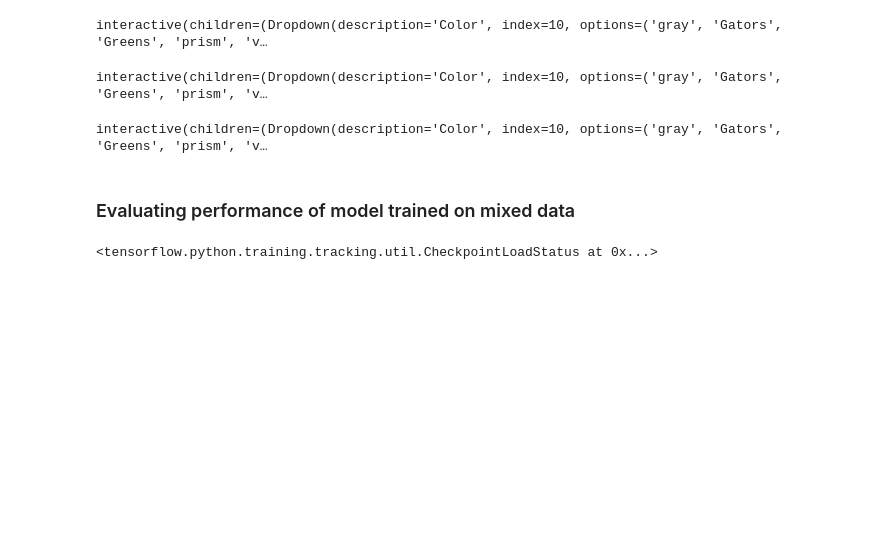
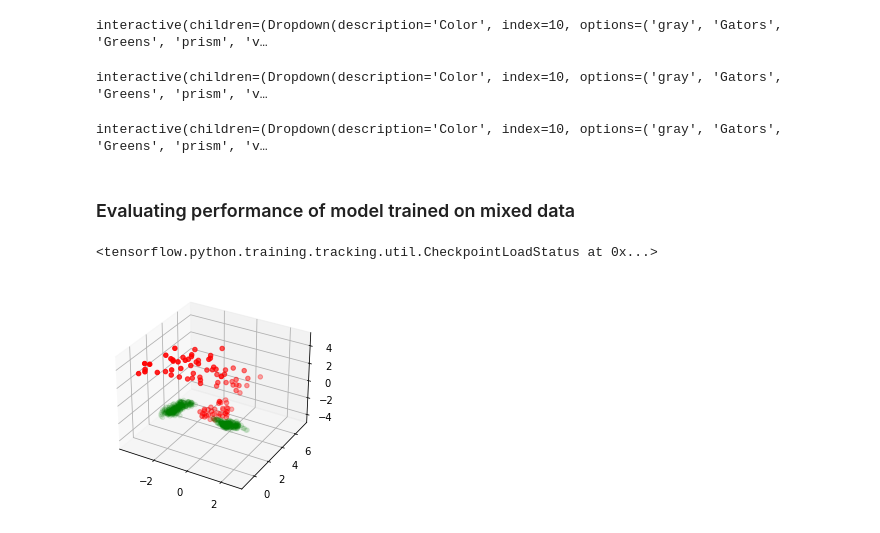
Before and after one commit to michaelrstadler/rpb1, a Jupyter notebook: bin/notebooks/20220309-realdata-siamese.ipynb, the cells around one changed output. Saved outputs shown, nothing was run; the diff lists cells and outputs as text; code cells hidden in the pictures; blank space fills up the shorter version.

```diff
--- a/bin/notebooks/20220309-realdata-siamese.ipynb
+++ b/bin/notebooks/20220309-realdata-siamese.ipynb
@@ -288,0 +298,4 @@ e_sims, _ = ev.embed_images('/Users/michaelstadler/Bioinformatics/Projects/rpb1/
+# %%
+pca3d(e_real, e_sims, 0.1)
+# %% [output]
+[figure, added]
```
Also changed, not shown: parts of 7 cells of this notebook, 1 other file.
